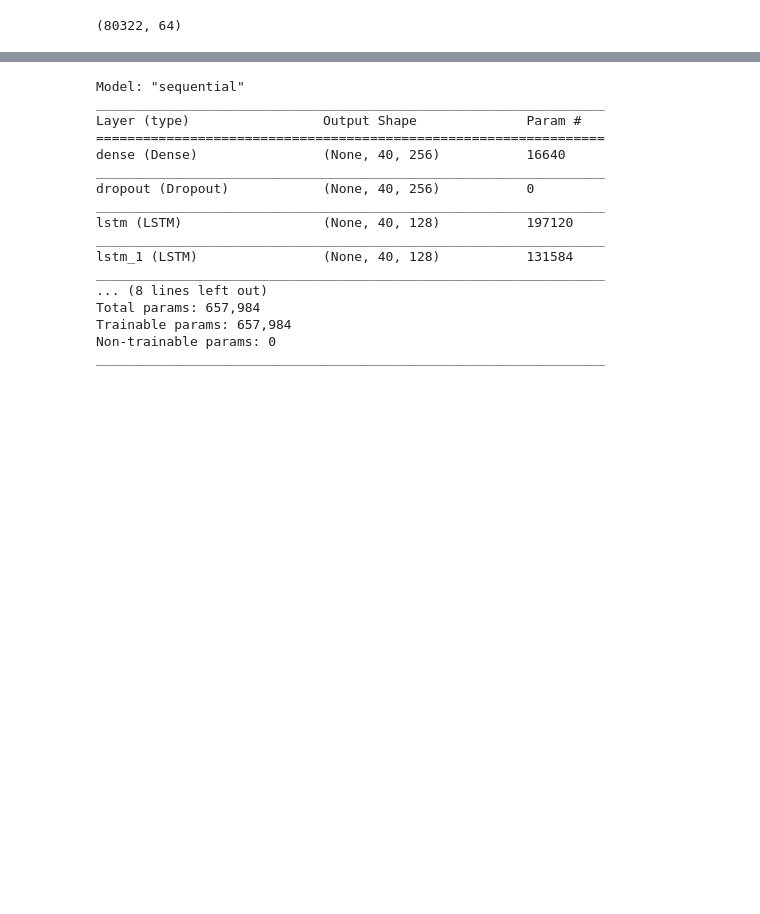
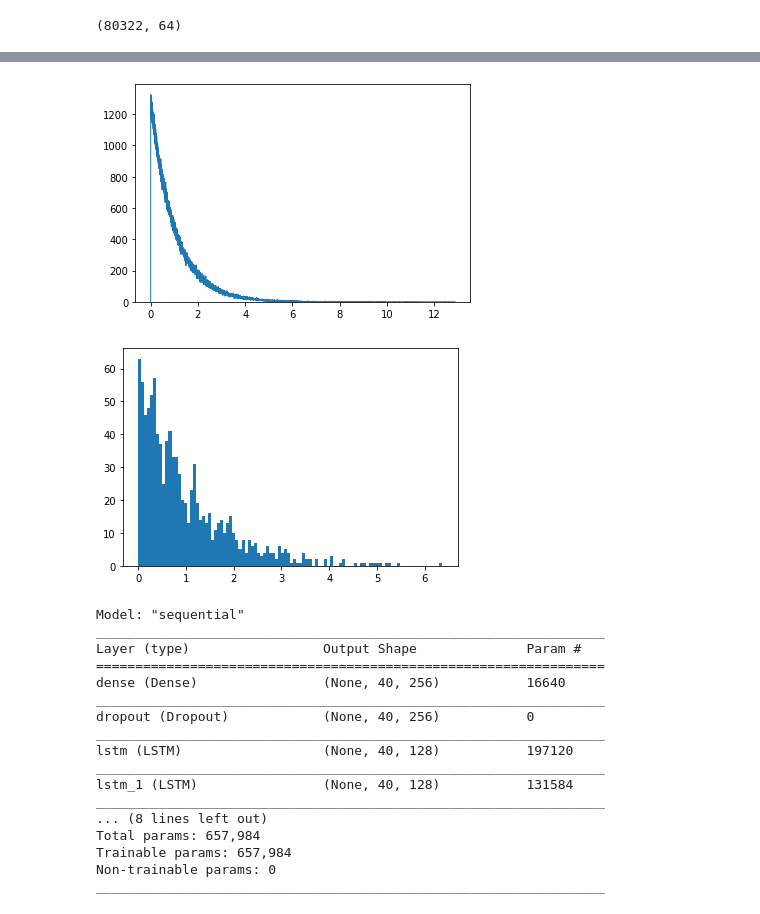
Before and after one commit to ellensanden/MLAnomalyDetection, a Jupyter notebook: test_stuff/CANnolo.ipynb, the cells around one changed output, grey strips where cells are left out. Drawn from its saved outputs; the diff is of its cells as text; code cells hidden in the pictures; blank space fills up the shorter version.

```diff
--- a/test_stuff/CANnolo.ipynb
+++ b/test_stuff/CANnolo.ipynb
@@ -105,3 +306,14 @@ print(X_train[1,30:41,60])
+# %%
+plt.figure()
+plt.hist(np.random.exponential(size=1000000),bins=10000,histtype='step')
+plt.show()
+
+plt.figure()
+plt.hist(np.random.exponential(size=1000),bins=100)
+plt.show()
+# %% [output]
+[figure, added]
+[figure, added]
 # %%
 # time_steps = 40
 # n_features = 64
```
Also changed, not shown: parts of 12 cells of this notebook.
